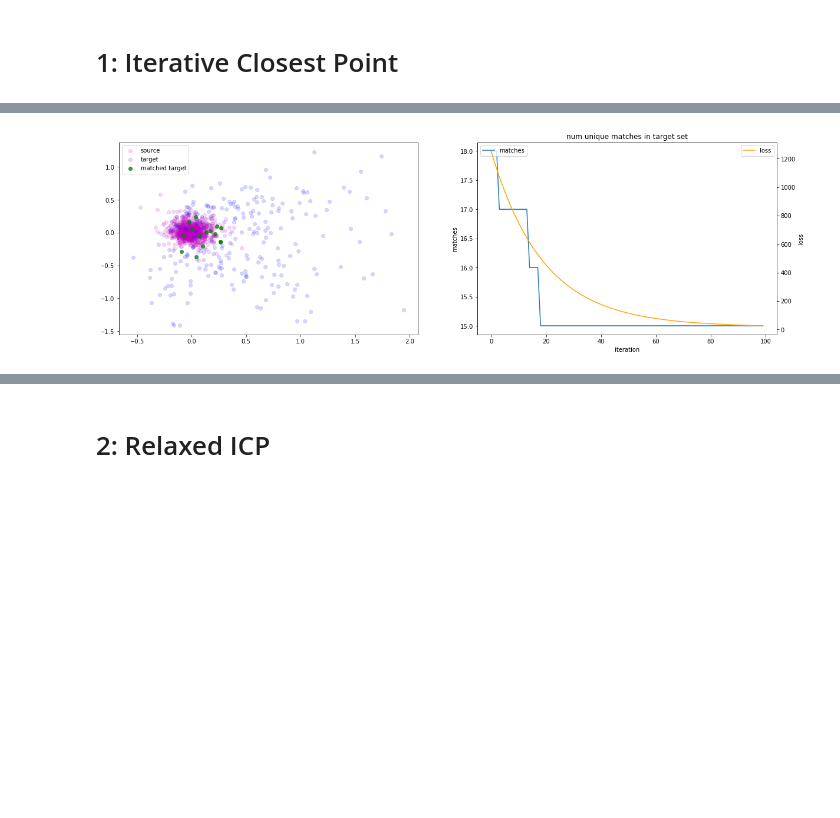
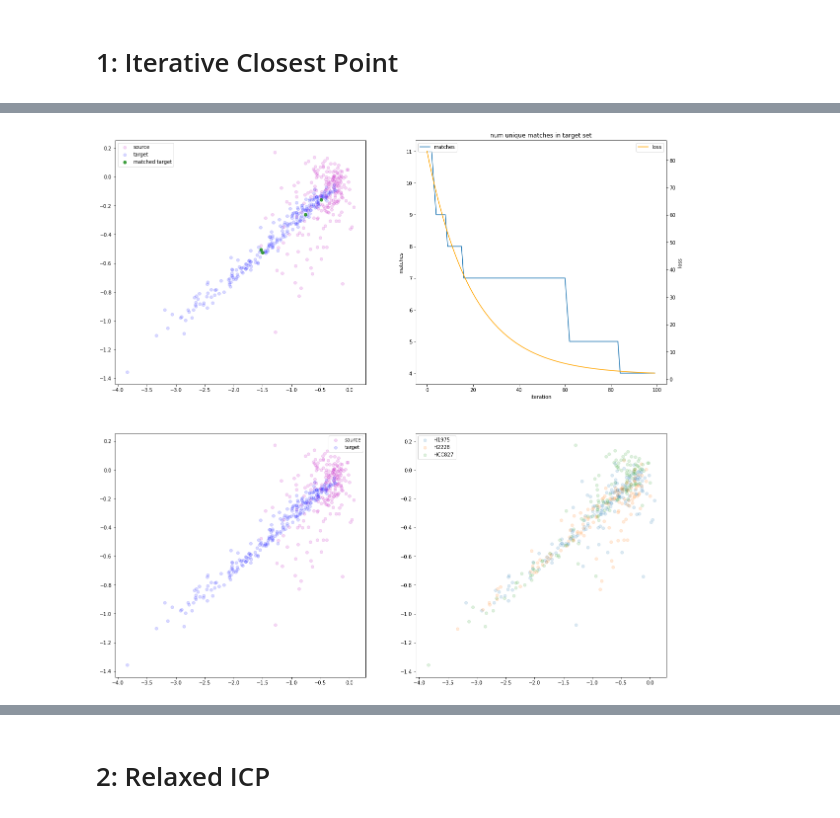
Before and after one commit to AmirAlavi/sc-alignment-benchmarking, a Jupyter notebook: data-alignment experiments.ipynb, the cells around one changed output, grey strips where cells are left out. Saved outputs shown, nothing was run; the diff lists cells and outputs as text; code cells hidden in the pictures; blank space fills up the shorter version.

Commit message:
Added more visualizations during alignment
Added coloring by cell type, as well as final t-SNE visualizations
for comparing before/after alignment.

```diff
--- a/data-alignment experiments.ipynb
+++ b/data-alignment experiments.ipynb
@@ -317,2 +313,18 @@ plt.show
 # %% [markdown]
 # 1: Iterative Closest Point
+# %%
+chosen_dataset = 'CellBench'
+batchA = 'Dropseq'
+batchB = 'CELseq2'
+
+A = datasets[chosen_dataset][batchA]['pca']
+A_types = datasets[chosen_dataset][batchA]['meta']['cell_line_demuxlet']
+B = datasets[chosen_dataset][batchB]['pca']
+B_types = datasets[chosen_dataset][batchB]['meta']['cell_line_demuxlet']
+print('A shape: {}'.format(A.shape))
+print('B shape: {}'.format(B.shape))
+print(A.dtype)
+type_index_dict = {}
+combined_types = np.concatenate((A_types, B_types))
+for cell_type in np.unique(combined_types):
+    type_index_dict[cell_type] = np.where(combined_types == cell_type)[0]
@@ -319,14 +335,4 @@ plt.show
 # %%
-chosen_dataset = 'CellBench'
-batchA = '10x'
-batchB = 'CELseq2'
-
-A = datasets[chosen_dataset][batchA]['pca']
-B = datasets[chosen_dataset][batchB]['pca']
-print('A shape: {}'.format(A.shape))
-print('B shape: {B.shape}')
-print(A.dtype)
-
 def isnan(x):
     return x != x
 
@@ -351,33 +357,44 @@ def closest_point_loss(A, B):
     loss = loss.sum()
     return loss, unique_matches
 
-def plot_step(A, B, pca, step, matched_targets, closest_points, losses):
+def plot_step(A, B, type_index_dict, pca, step, matched_targets, closest_points, losses):
     A = pca.transform(A)
     B = pca.transform(B)
     mask = np.zeros(B.shape[0], dtype=bool)
     mask[matched_targets] = True
     B_matched = B[mask]
     B_unmatched = B[~mask]
-    fig, (ax1, ax2) = plt.subplots(1, 2, figsize=(20,6))
-    ax1.scatter(A[:,0], A[:,1], c='m', label='source', alpha=0.15)
-    ax1.scatter(B_unmatched[:,0], B_unmatched[:,1], c='b', label='target', alpha=0.15)
-    ax1.scatter(B_matched[:,0], B_matched[:,1], c='g', label='matched target', alpha=0.75)
-    ax1.legend()
-    ax2.plot(closest_points, label='matches')
-    ax2.set_xlabel('iteration')
-    ax2.set_ylabel('matches')
-    ax2.set_title('num unique matches in target set')
-    ax2.legend(loc='upper left')
-    ax3 = ax2.twinx()
-    ax3.set_ylabel('loss')
-    ax3.plot(losses, c='orange', label='loss')
-    ax3.legend(loc='upper right')
+    fig, axes = plt.subplots(2, 2, figsize=(20,20))
+    # Scatter, colored by dataset, with matching
+    axes[0,0].scatter(A[:,0], A[:,1], c='m', label='source', alpha=0.15)
+    axes[0,0].scatter(B_unmatched[:,0], B_unmatched[:,1], c='b', label='target', alpha=0.15)
+    axes[0,0].scatter(B_matched[:,0], B_matched[:,1], c='g', label='matched target', alpha=0.75)
+    axes[0,0].legend()
+    # Training loss & number of target matches
+    axes[0,1].plot(closest_points, label='matches')
+    axes[0,1].set_xlabel('iteration')
+    axes[0,1].set_ylabel('matches')
+    axes[0,1].set_title('num unique matches in target set')
+    axes[0,1].legend(loc='upper left')
+    ax_matches = axes[0,1].twinx()
+    ax_matches.set_ylabel('loss')
+    ax_matches.plot(losses, c='orange', label='loss')
+    ax_matches.legend(loc='upper right')
+    # Scatter, colored by dataset
+    axes[1,0].scatter(A[:,0], A[:,1], c='m', label='source', alpha=0.15)
+    axes[1,0].scatter(B[:,0], B[:,1], c='b', label='target', alpha=0.15)
+    axes[1,0].legend()
+    # Scatter, colored by cell types
+    combined = np.concatenate((A, B))
+    for cell_type, idx in type_index_dict.items():
+        axes[1,1].scatter(combined[idx, 0], combined[idx, 1], label=cell_type, alpha=0.15)
+    axes[1,1].legend()
     display.clear_output(wait=True)
     display.display(plt.gcf())
     plt.close()
     #time.sleep(0.5)
 
-def ICP(A, B, max_iters=100, sgd_steps=100, tolerance=1e-4):
+def ICP(A, B, type_index_dict, max_iters=100, sgd_steps=100, tolerance=1e-4):
     #A, B = shift_CoM(A, B)
     A = pca_scaler.transform(A)
     B = pca_scaler.transform(B)
@@ -385,33 +402,58 @@ def ICP(A, B, max_iters=100, sgd_steps=100, tolerance=1e-4):
     pca = PCA(n_components=2).fit(combined)
     A = torch.from_numpy(A).float()
     B = torch.from_numpy(B).float()
     assert(not isnan(A).any() and not isnan(B).any())
     transformer = get_rigid_transformer(A.shape[1])
     optimizer = optim.SGD(transformer.parameters(), lr=1e-3)
     transformer.train()
     hit_nan = False
     num_matches = []
     losses = []
     for i in range(max_iters):
         if hit_nan:
             break
         try:
             A_transformed = transformer(A)
             if isnan(A_transformed).any():
                 print('encountered NaNs')
                 print(transformer[0].weight.data)
                 hit_nan = True
                 break
             optimizer.zero_grad()
             loss, unique_matches = closest_point_loss(A_transformed, B)
             losses.append(loss.item())
             num_matches.append(len(unique_matches))
-            plot_step(A_transformed.detach().numpy(), B.detach().numpy(), pca, i, unique_matches, num_matches, losses)
+            plot_step(A_transformed.detach().numpy(), B.detach().numpy(), type_index_dict, pca, i, unique_matches, num_matches, losses)
             loss.backward()
             optimizer.step()
         except KeyboardInterrupt:
             break
     return transformer
-ICP(A, B)
+aligner = ICP(A, B, type_index_dict)
+fig, axes = plt.subplots(2, 2, figsize=(20,20))
+# Before alignment
+A_transf = pca_scaler.transform(A)
+A_size = A_transf.shape[0]
+B_transf = pca_scaler.transform(B)
+all_transf = TSNE(n_components=2).fit_transform(np.concatenate((A_transf, B_transf)))
+axes[0,0].scatter(all_transf[:A_size,0], all_transf[:A_size,1], c='m', label='source', alpha=0.15)
+axes[0,0].scatter(all_transf[A_size:,0], all_transf[A_size:,1], c='b', label='target', alpha=0.15)
+axes[0,0].legend()
+axes[0,0].set_title('t-SNE (before)')
+for cell_type, idx in type_index_dict.items():
+    axes[0,1].scatter(all_transf[idx, 0], all_transf[idx, 1], label=cell_type, alpha=0.15)
+    axes[0,1].legend()
+# Aligned
+A_transf = aligner(torch.from_numpy(pca_scaler.transform(A)).float()).detach().numpy()
+A_size = A_transf.shape[0]
+B_transf = aligner(torch.from_numpy(pca_scaler.transform(B)).float()).detach().numpy()
+all_transf = TSNE(n_components=2).fit_transform(np.concatenate((A_transf, B_transf)))
+axes[1,0].scatter(all_transf[:A_size,0], all_transf[:A_size,1], c='m', label='source', alpha=0.15)
+axes[1,0].scatter(all_transf[A_size:,0], all_transf[A_size:,1], c='b', label='target', alpha=0.15)
+axes[1,0].legend()
+axes[1,0].set_title('t-SNE (after)')
+for cell_type, idx in type_index_dict.items():
+    axes[1,1].scatter(all_transf[idx, 0], all_transf[idx, 1], label=cell_type, alpha=0.15)
+    axes[1,1].legend()
 # %% [output]
-[figure, old version]
+[figure, new version]
```
Also changed, not shown: parts of 7 cells of this notebook.
